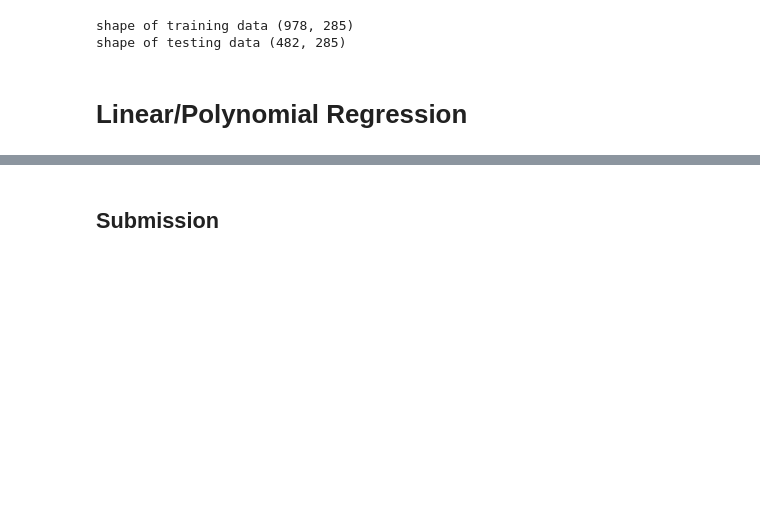
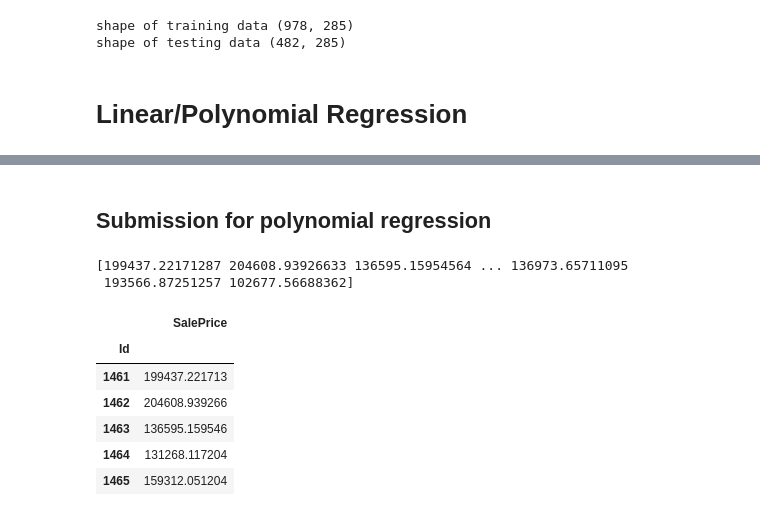
Before and after one commit to taaha/House-Price-Prediction, a Jupyter notebook: notebook999026cc55.ipynb, the cells around one changed output, grey strips where cells are left out. Drawn from its saved outputs; the diff is of its cells as text; code cells hidden in the pictures; blank space fills up the shorter version.

```diff
--- a/notebook999026cc55.ipynb
+++ b/notebook999026cc55.ipynb
@@ -197,0 +258,5 @@ print(errors)
+# %%
+poly = PolynomialFeatures(degree = 2)
+
+X_poly_train = poly.fit_transform(X_train)
+X_poly_test = poly.transform(X_test)
@@ -198,2 +315,2 @@ print(errors)
 # %% [markdown]
-## Submission
+## Submission for polynomial regression
@@ -203,3 +317,10 @@ print(predictions)
+# %%
+X_scaled_poly_submit = poly.transform(X_scaled_submit)
+predictions = reg.predict(X_scaled_poly_submit)
+print(predictions)
+# %% [output]
+[199437.22171287 204608.93926633 136595.15954564 ... 136973.65711095
+ 193566.87251257 102677.56688362]
 # %%
-X_test['SalePrice']=predictions
+X_submit['SalePrice']=predictions
 #X_test.head()
@@ -211 +327,12 @@ submit.head()
+# %%
+submitdf = X_submit[['Id','SalePrice']].set_index('Id')
+submitdf.head()
+# %% [output]
+|  | SalePrice |
+| Id |  |
+| 1461 | 199437.221713 |
+| 1462 | 204608.939266 |
+| 1463 | 136595.159546 |
+| 1464 | 131268.117204 |
+| 1465 | 159312.051204 |
 # %%
```
Also changed, not shown: parts of 23 cells of this notebook.
